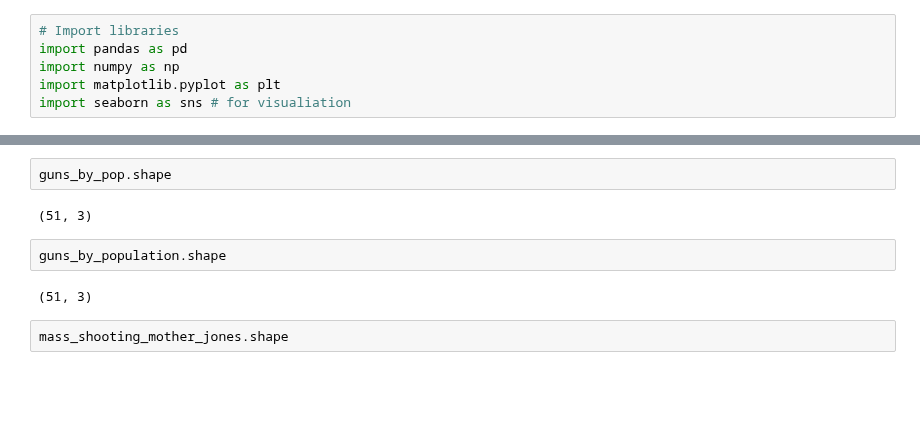
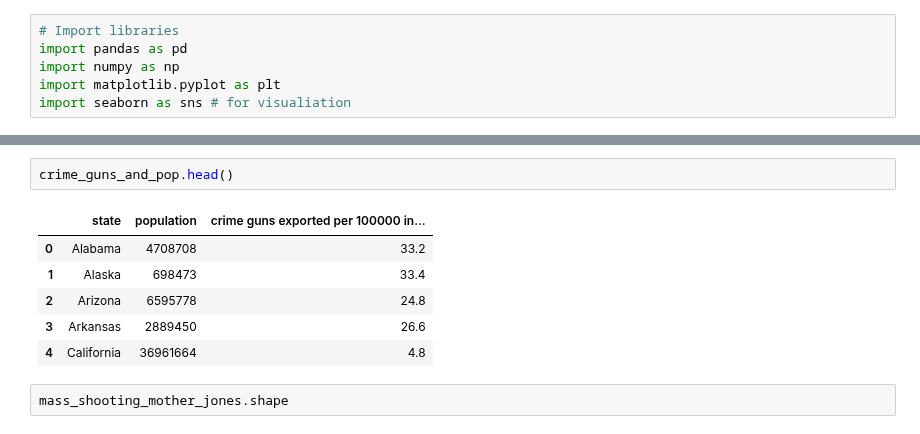
Before and after one commit to EliasFM/INFO370-FinalProject, a Jupyter notebook: Data Prep.ipynb, the cells around one changed output, grey strips where cells are left out. Saved outputs shown, nothing was run; the diff lists cells and outputs as text; blank space fills up the shorter version.

```diff
--- a/Data Prep.ipynb
+++ b/Data Prep.ipynb
@@ -50,14 +40,15 @@ background_check_data_fbi
 | 12824 | 1999-05 | Florida | 0.0 | NaN | 10183.0 | 7355.0 | NaN | 400.0 | 953.0 | ... |
 | 12825 | 1999-05 | Georgia | 3.0 | NaN | NaN | NaN | NaN | NaN | NaN | ... |
 12826 rows × 27 columns
-# %%
-guns_by_pop.shape
-# %% [output]
-(51, 3)
-# %%
-guns_by_population.shape
-# %% [output]
-(51, 3)
+# %%
+crime_guns_and_pop.head()
+# %% [output]
+|  | state | population | crime guns exported per 100000 in... |
+| 0 | Alabama | 4708708 | 33.2 |
+| 1 | Alaska | 698473 | 33.4 |
+| 2 | Arizona | 6595778 | 24.8 |
+| 3 | Arkansas | 2889450 | 26.6 |
+| 4 | California | 36961664 | 4.8 |
 # %%
 mass_shooting_mother_jones.shape
 # %% [output]
```
Also changed, not shown: parts of 2 cells of this notebook, 1 other file.
